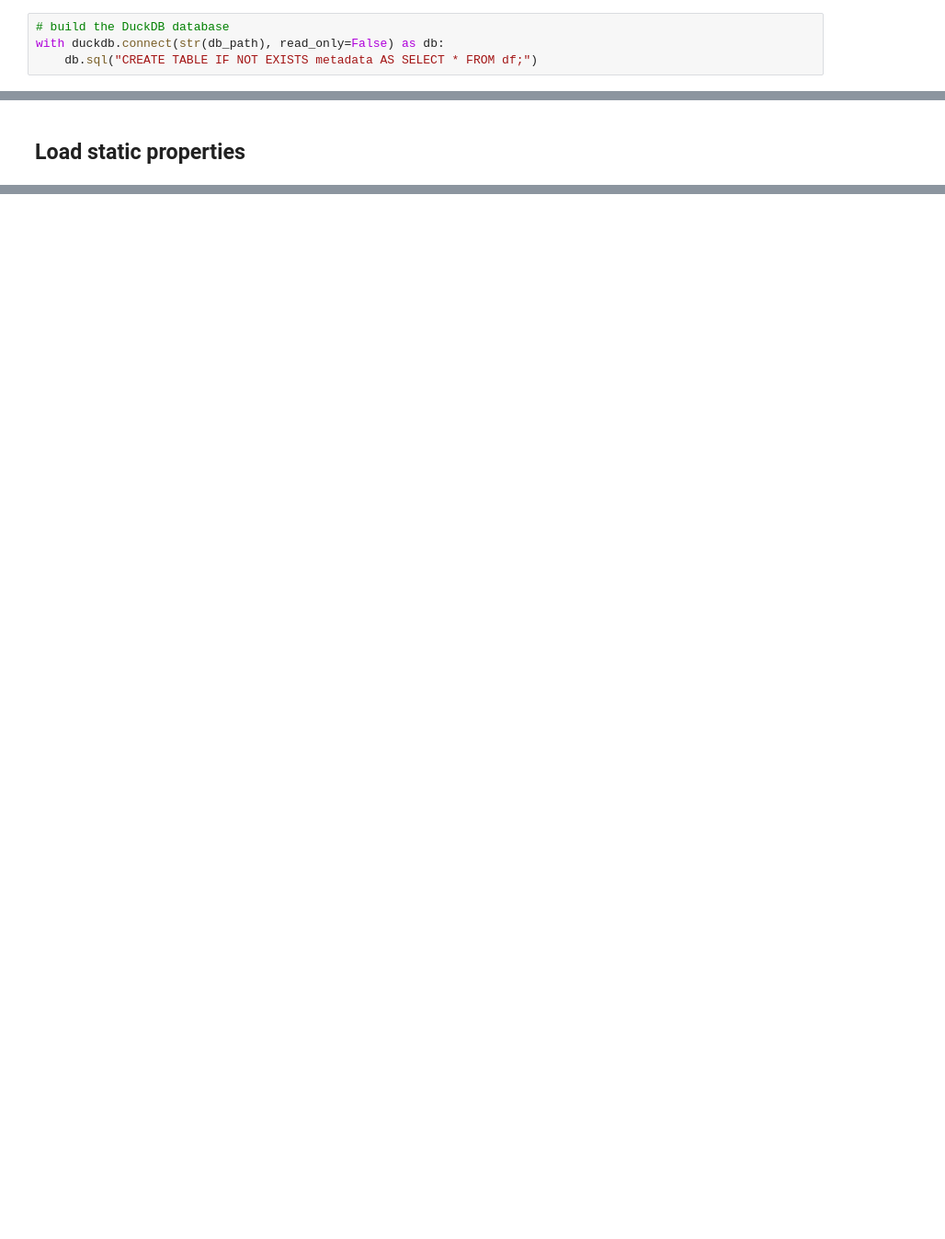
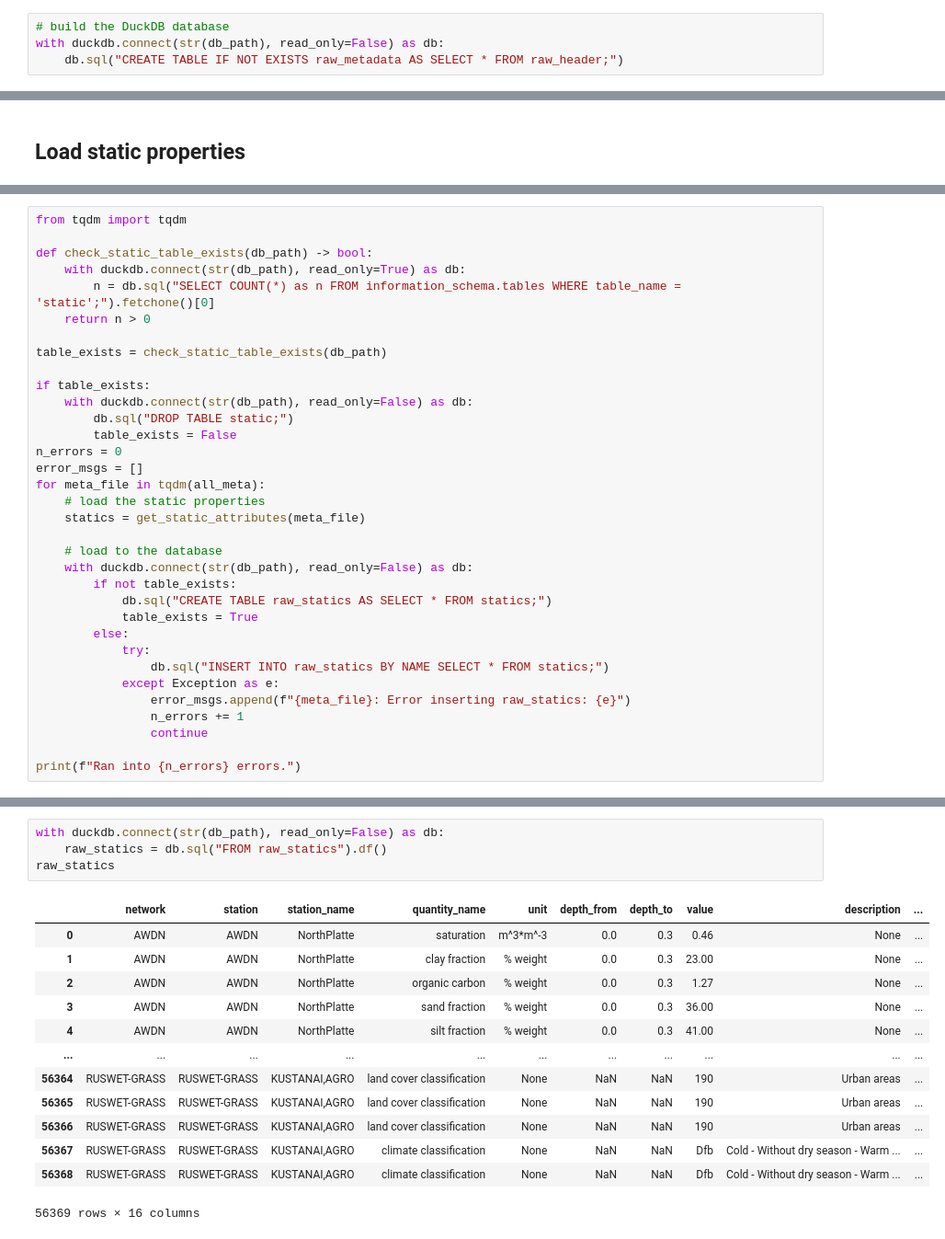
Before and after one commit to mmaelicke/stable_ranks, a Jupyter notebook: src/ismn_loader.ipynb, the cells around one changed output, grey strips where cells are left out. Shown at 92% size. Cells and saved outputs as stored; diff of their text form; blank space fills up the shorter version.

```diff
--- a/src/ismn_loader.ipynb
+++ b/src/ismn_loader.ipynb
@@ -82,5 +86,5 @@ if db_path.exists() and force_rebuild_duckdb:
 # %%
 # build the DuckDB database
 with duckdb.connect(str(db_path), read_only=False) as db:
-    db.sql("CREATE TABLE IF NOT EXISTS metadata AS SELECT * FROM df;")
+    db.sql("CREATE TABLE IF NOT EXISTS raw_metadata AS SELECT * FROM raw_header;")
 # %%
@@ -131,0 +171,34 @@ get_static_attributes(all_files[0])
+# %%
+from tqdm import tqdm
+
+def check_static_table_exists(db_path) -> bool:
+    with duckdb.connect(str(db_path), read_only=True) as db:
+        n = db.sql("SELECT COUNT(*) as n FROM information_schema.tables WHERE table_name = 'static';").fetchone()[0]
+    return n > 0
+
+table_exists = check_static_table_exists(db_path)
+
+if table_exists:
+    with duckdb.connect(str(db_path), read_only=False) as db:
+        db.sql("DROP TABLE static;")
+        table_exists = False
+n_errors = 0
+error_msgs = []
+for meta_file in tqdm(all_meta):
+    # load the static properties
+    statics = get_static_attributes(meta_file)
+
+    # load to the database
+    with duckdb.connect(str(db_path), read_only=False) as db:
+        if not table_exists:
+            db.sql("CREATE TABLE raw_statics AS SELECT * FROM statics;")
+            table_exists = True
+        else:
+            try:
+                db.sql("INSERT INTO raw_statics BY NAME SELECT * FROM statics;")
+            except Exception as e:
+                error_msgs.append(f"{meta_file}: Error inserting raw_statics: {e}")
+                n_errors += 1
+                continue
+
+print(f"Ran into {n_errors} errors.")
@@ -131,0 +233,18 @@ get_static_attributes(all_files[0])
+# %%
+with duckdb.connect(str(db_path), read_only=False) as db:
+    raw_statics = db.sql("FROM raw_statics").df()
+raw_statics
+# %% [output]
+|  | network | station | station_name | quantity_name | unit | depth_from | depth_to | value | description | ... |
+| 0 | AWDN | AWDN | NorthPlatte | saturation | m^3*m^-3 | 0.0 | 0.3 | 0.46 | None | ... |
+| 1 | AWDN | AWDN | NorthPlatte | clay fraction | % weight | 0.0 | 0.3 | 23.00 | None | ... |
+| 2 | AWDN | AWDN | NorthPlatte | organic carbon | % weight | 0.0 | 0.3 | 1.27 | None | ... |
+| 3 | AWDN | AWDN | NorthPlatte | sand fraction | % weight | 0.0 | 0.3 | 36.00 | None | ... |
+| 4 | AWDN | AWDN | NorthPlatte | silt fraction | % weight | 0.0 | 0.3 | 41.00 | None | ... |
+| ... | ... | ... | ... | ... | ... | ... | ... | ... | ... | ... |
+| 56364 | RUSWET-GRASS | RUSWET-GRASS | KUSTANAI,AGRO | land cover classification | None | NaN | NaN | 190 | Urban areas | ... |
+| 56365 | RUSWET-GRASS | RUSWET-GRASS | KUSTANAI,AGRO | land cover classification | None | NaN | NaN | 190 | Urban areas | ... |
+| 56366 | RUSWET-GRASS | RUSWET-GRASS | KUSTANAI,AGRO | land cover classification | None | NaN | NaN | 190 | Urban areas | ... |
+| 56367 | RUSWET-GRASS | RUSWET-GRASS | KUSTANAI,AGRO | climate classification | None | NaN | NaN | Dfb | Cold - Without dry season - Warm ... | ... |
+| 56368 | RUSWET-GRASS | RUSWET-GRASS | KUSTANAI,AGRO | climate classification | None | NaN | NaN | Dfb | Cold - Without dry season - Warm ... | ... |
+56369 rows × 16 columns
```
Also changed, not shown: parts of 21 cells of this notebook, 2 other files.
